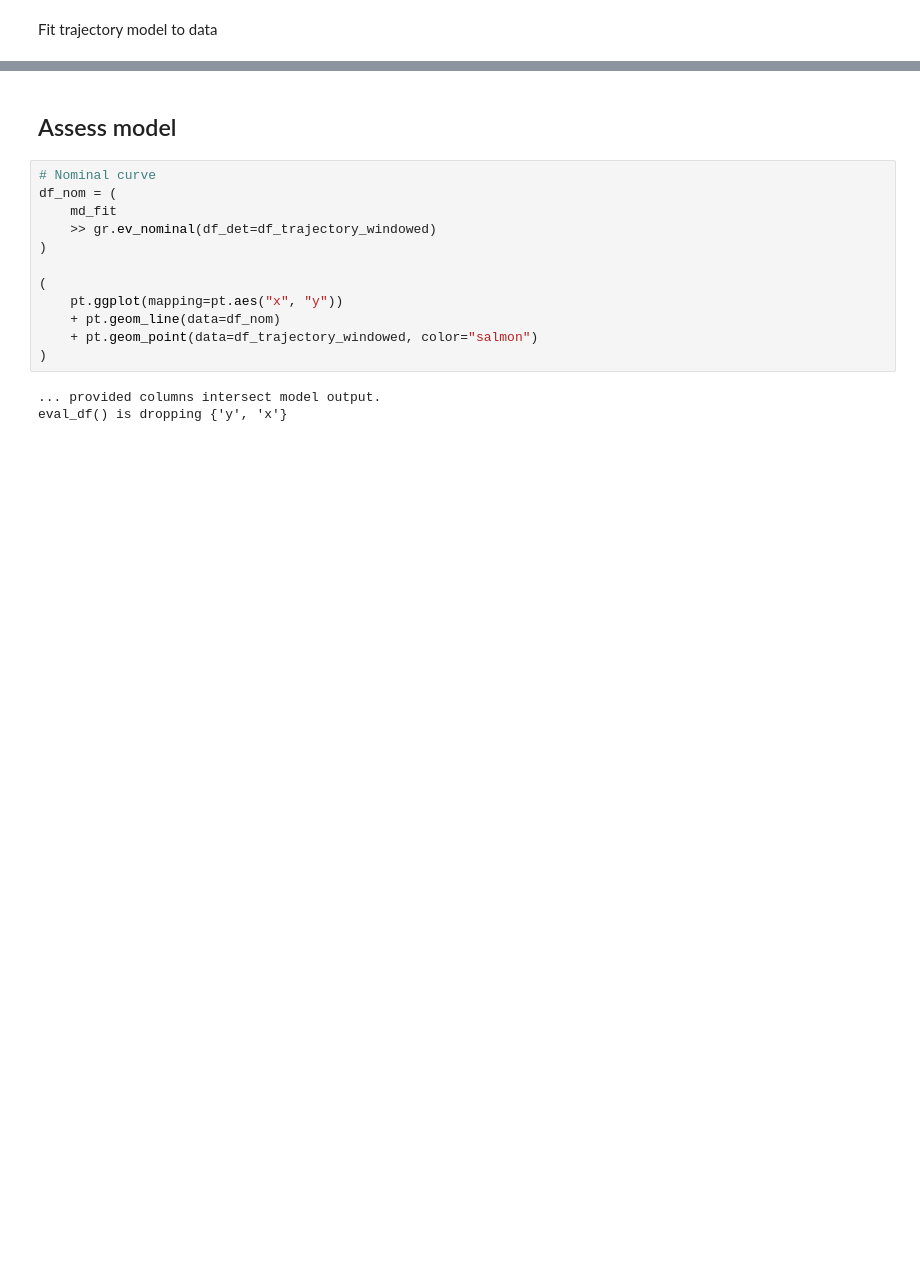
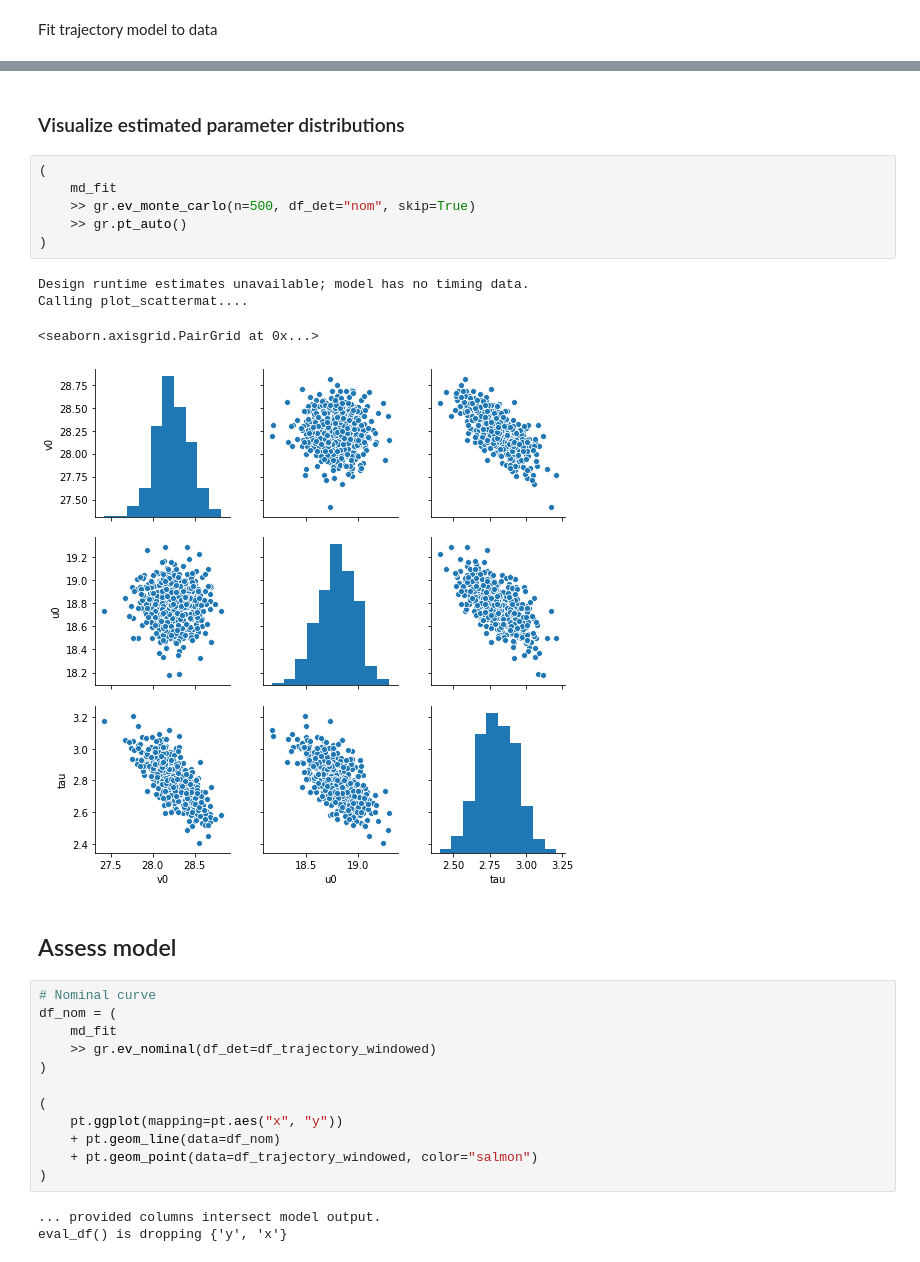
Before and after one commit to zdelrosario/py_grama, a Jupyter notebook: examples/trajectory_validation/trajectory_presentation.ipynb, the cells around one changed output, grey strips where cells are left out. Saved outputs shown, nothing was run; the diff lists cells and outputs as text; blank space fills up the shorter version.

Commit message:
update with parameter draws

```diff
--- a/examples/trajectory_validation/trajectory_presentation.ipynb
+++ b/examples/trajectory_validation/trajectory_presentation.ipynb
@@ -68,3 +80,16 @@ eval_df() is dropping {'y', 'x'}
+# %% [markdown]
+### Visualize estimated parameter distributions
+# %%
+(
+    md_fit
+    >> gr.ev_monte_carlo(n=500, df_det="nom", skip=True)
+    >> gr.pt_auto()
+)
+# %% [output]
+Design runtime estimates unavailable; model has no timing data.
+Calling plot_scattermat....
+<seaborn.axisgrid.PairGrid at 0x...>
+[figure, added]
 # %% [markdown]
 ## Assess model
 # %%
```
Also changed, not shown: parts of 8 cells of this notebook.
